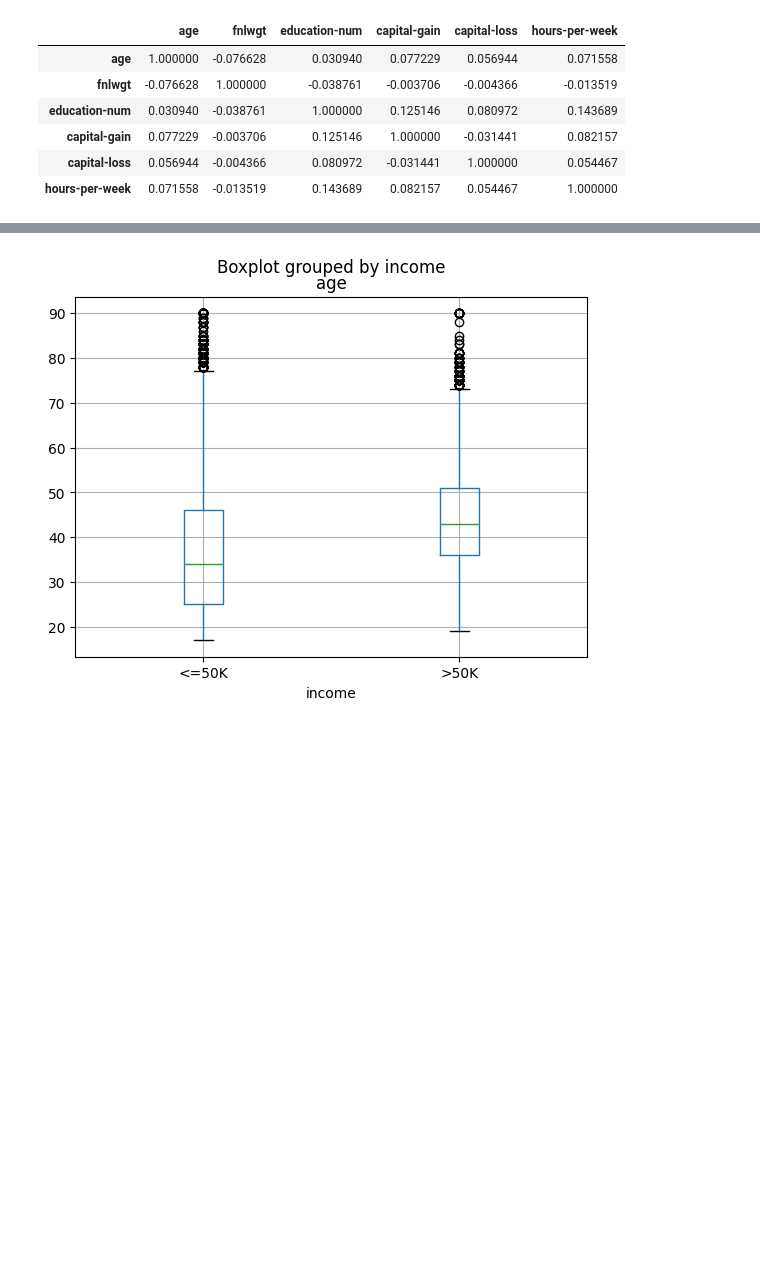
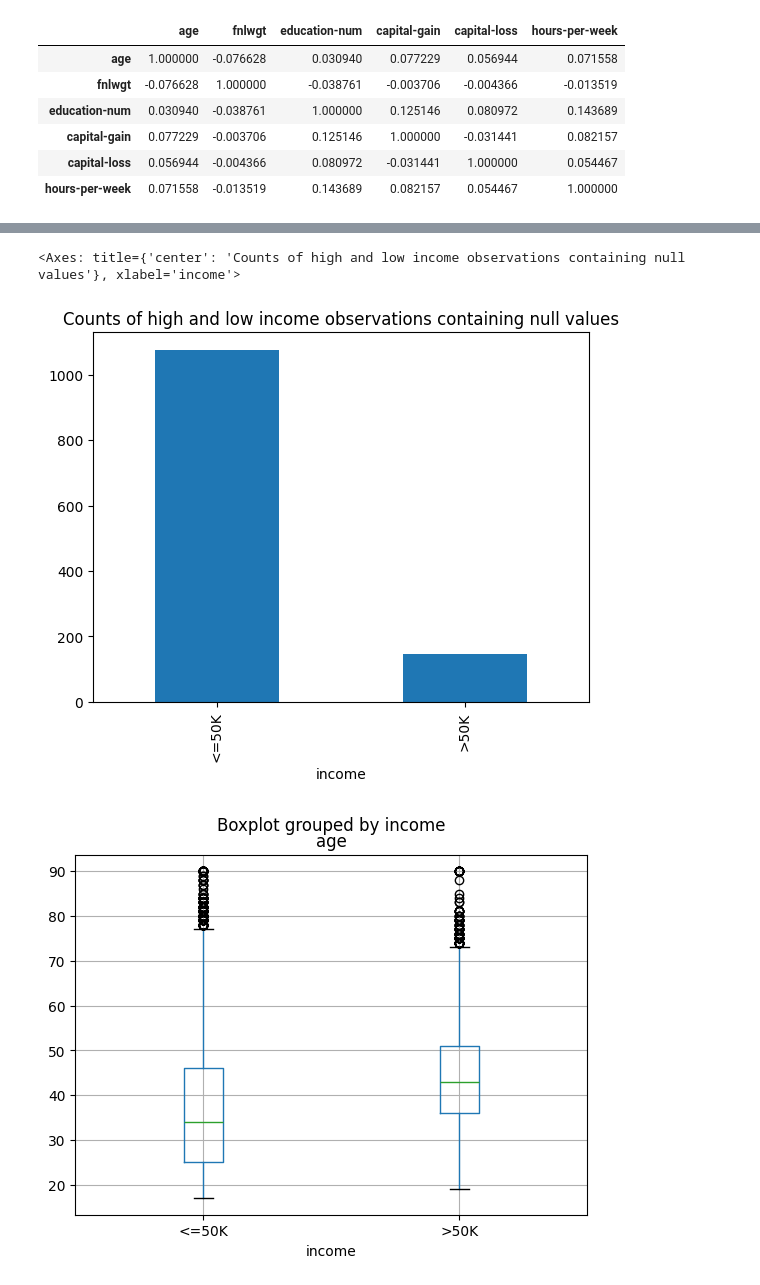
Before and after one commit to jonathanykwong/annual-income, a Jupyter notebook: annual-income.ipynb, the cells around one changed output, grey strips where cells are left out. Drawn from its saved outputs; the diff is of its cells as text; code cells hidden in the pictures; blank space fills up the shorter version.

```diff
--- a/annual-income.ipynb
+++ b/annual-income.ipynb
@@ -97,3 +97,9 @@ np.float64(0.23928176569346055)
+# %%
+nulls = adult_eda[adult_eda.isna().any(axis=1)]
+nulls['income'].value_counts().plot.bar(title='Counts of high and low income observations containing null values')
+# %% [output]
+<Axes: title={'center': 'Counts of high and low income observations containing null values'}, xlabel='income'>
+[figure, added]
 # %%
 cat_vars = ["workclass", "education", "marital-status", "occupation", "relationship", "race", "sex", "native-country", "income"]
 num_vars = ["age", "fnlwgt", "education-num", "capital-gain", "capital-loss", "hours-per-week"]
```
Also changed, not shown: parts of 4 cells of this notebook.
